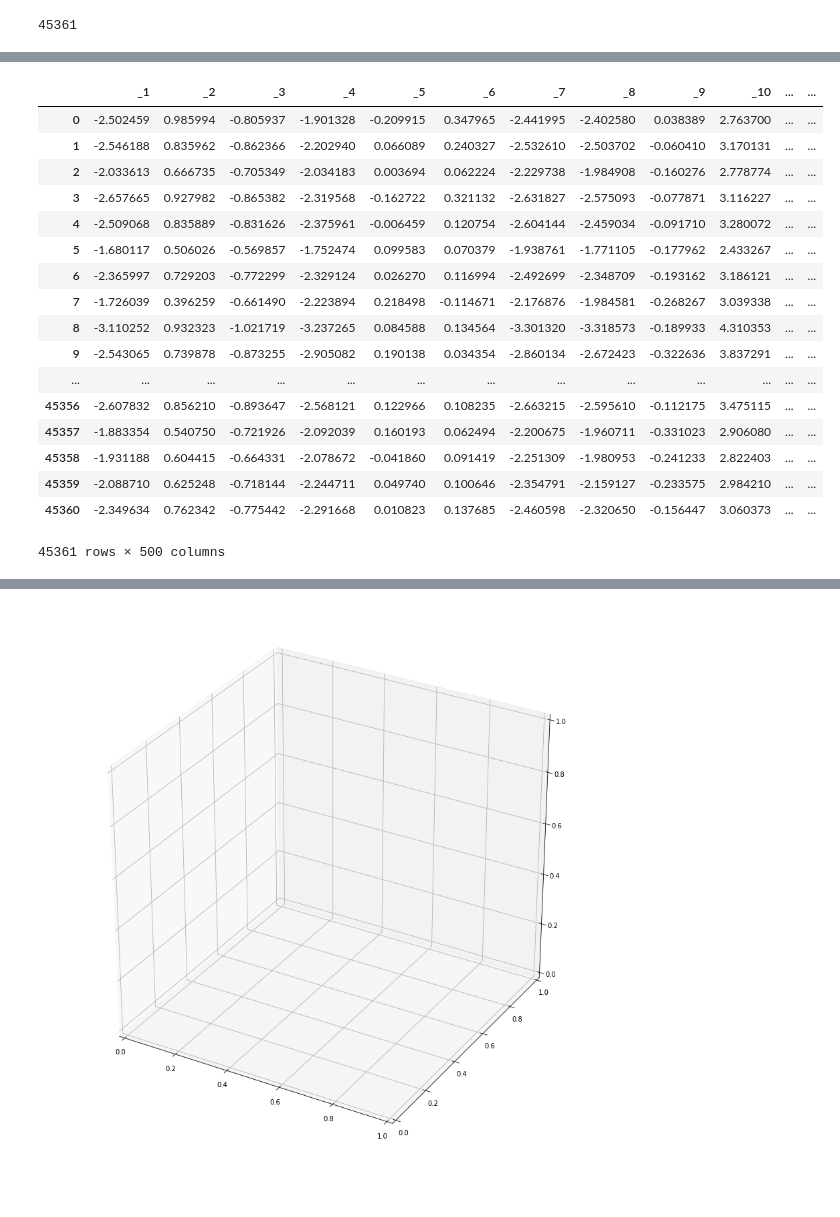
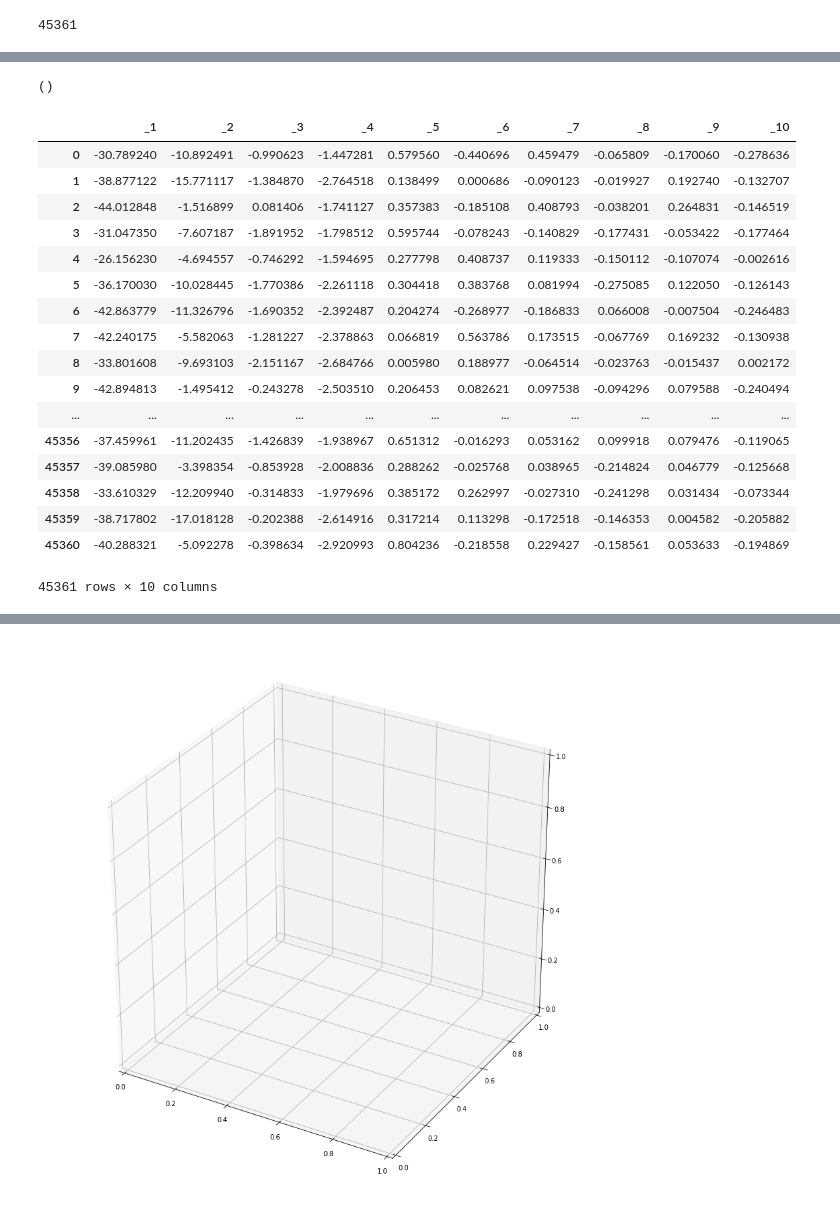
Before and after one commit to dayonenotdaytwo/orie4741project, a Jupyter notebook: Review_Preprocessing.ipynb, the cells around one changed output, grey strips where cells are left out. Cells and saved outputs as stored; diff of their text form; code cells hidden in the pictures.

```diff
--- a/Review_Preprocessing.ipynb
+++ b/Review_Preprocessing.ipynb
@@ -173 +115,5 @@ result = result.toPandas()
+# %%
+np.array(pca_result.pca_text)
+# %% [output]
+()
 # %%
@@ -180,23 +124,23 @@ pca_result = pca_result.rdd.map(extract_pca).toDF()
 pca_result_pd = pca_result.toPandas()
-# %%
-result_pd
-# %% [output]
-|  | _1 | _2 | _3 | _4 | _5 | _6 | _7 | _8 | _9 | _10 | ... | ... |
-| 0 | -2.502459 | 0.985994 | -0.805937 | -1.901328 | -0.209915 | 0.347965 | -2.441995 | -2.402580 | 0.038389 | 2.763700 | ... | ... |
-| 1 | -2.546188 | 0.835962 | -0.862366 | -2.202940 | 0.066089 | 0.240327 | -2.532610 | -2.503702 | -0.060410 | 3.170131 | ... | ... |
-| 2 | -2.033613 | 0.666735 | -0.705349 | -2.034183 | 0.003694 | 0.062224 | -2.229738 | -1.984908 | -0.160276 | 2.778774 | ... | ... |
-| 3 | -2.657665 | 0.927982 | -0.865382 | -2.319568 | -0.162722 | 0.321132 | -2.631827 | -2.575093 | -0.077871 | 3.116227 | ... | ... |
-| 4 | -2.509068 | 0.835889 | -0.831626 | -2.375961 | -0.006459 | 0.120754 | -2.604144 | -2.459034 | -0.091710 | 3.280072 | ... | ... |
-| 5 | -1.680117 | 0.506026 | -0.569857 | -1.752474 | 0.099583 | 0.070379 | -1.938761 | -1.771105 | -0.177962 | 2.433267 | ... | ... |
-| 6 | -2.365997 | 0.729203 | -0.772299 | -2.329124 | 0.026270 | 0.116994 | -2.492699 | -2.348709 | -0.193162 | 3.186121 | ... | ... |
-| 7 | -1.726039 | 0.396259 | -0.661490 | -2.223894 | 0.218498 | -0.114671 | -2.176876 | -1.984581 | -0.268267 | 3.039338 | ... | ... |
-| 8 | -3.110252 | 0.932323 | -1.021719 | -3.237265 | 0.084588 | 0.134564 | -3.301320 | -3.318573 | -0.189933 | 4.310353 | ... | ... |
-| 9 | -2.543065 | 0.739878 | -0.873255 | -2.905082 | 0.190138 | 0.034354 | -2.860134 | -2.672423 | -0.322636 | 3.837291 | ... | ... |
-| ... | ... | ... | ... | ... | ... | ... | ... | ... | ... | ... | ... | ... |
-| 45356 | -2.607832 | 0.856210 | -0.893647 | -2.568121 | 0.122966 | 0.108235 | -2.663215 | -2.595610 | -0.112175 | 3.475115 | ... | ... |
-| 45357 | -1.883354 | 0.540750 | -0.721926 | -2.092039 | 0.160193 | 0.062494 | -2.200675 | -1.960711 | -0.331023 | 2.906080 | ... | ... |
-| 45358 | -1.931188 | 0.604415 | -0.664331 | -2.078672 | -0.041860 | 0.091419 | -2.251309 | -1.980953 | -0.241233 | 2.822403 | ... | ... |
-| 45359 | -2.088710 | 0.625248 | -0.718144 | -2.244711 | 0.049740 | 0.100646 | -2.354791 | -2.159127 | -0.233575 | 2.984210 | ... | ... |
-| 45360 | -2.349634 | 0.762342 | -0.775442 | -2.291668 | 0.010823 | 0.137685 | -2.460598 | -2.320650 | -0.156447 | 3.060373 | ... | ... |
-45361 rows × 500 columns
+# %%
+pca_result_pd
+# %% [output]
+|  | _1 | _2 | _3 | _4 | _5 | _6 | _7 | _8 | _9 | _10 |
+| 0 | -30.789240 | -10.892491 | -0.990623 | -1.447281 | 0.579560 | -0.440696 | 0.459479 | -0.065809 | -0.170060 | -0.278636 |
+| 1 | -38.877122 | -15.771117 | -1.384870 | -2.764518 | 0.138499 | 0.000686 | -0.090123 | -0.019927 | 0.192740 | -0.132707 |
+| 2 | -44.012848 | -1.516899 | 0.081406 | -1.741127 | 0.357383 | -0.185108 | 0.408793 | -0.038201 | 0.264831 | -0.146519 |
+| 3 | -31.047350 | -7.607187 | -1.891952 | -1.798512 | 0.595744 | -0.078243 | -0.140829 | -0.177431 | -0.053422 | -0.177464 |
+| 4 | -26.156230 | -4.694557 | -0.746292 | -1.594695 | 0.277798 | 0.408737 | 0.119333 | -0.150112 | -0.107074 | -0.002616 |
+| 5 | -36.170030 | -10.028445 | -1.770386 | -2.261118 | 0.304418 | 0.383768 | 0.081994 | -0.275085 | 0.122050 | -0.126143 |
+| 6 | -42.863779 | -11.326796 | -1.690352 | -2.392487 | 0.204274 | -0.268977 | -0.186833 | 0.066008 | -0.007504 | -0.246483 |
+| 7 | -42.240175 | -5.582063 | -1.281227 | -2.378863 | 0.066819 | 0.563786 | 0.173515 | -0.067769 | 0.169232 | -0.130938 |
+| 8 | -33.801608 | -9.693103 | -2.151167 | -2.684766 | 0.005980 | 0.188977 | -0.064514 | -0.023763 | -0.015437 | 0.002172 |
+| 9 | -42.894813 | -1.495412 | -0.243278 | -2.503510 | 0.206453 | 0.082621 | 0.097538 | -0.094296 | 0.079588 | -0.240494 |
+| ... | ... | ... | ... | ... | ... | ... | ... | ... | ... | ... |
+| 45356 | -37.459961 | -11.202435 | -1.426839 | -1.938967 | 0.651312 | -0.016293 | 0.053162 | 0.099918 | 0.079476 | -0.119065 |
+| 45357 | -39.085980 | -3.398354 | -0.853928 | -2.008836 | 0.288262 | -0.025768 | 0.038965 | -0.214824 | 0.046779 | -0.125668 |
+| 45358 | -33.610329 | -12.209940 | -0.314833 | -1.979696 | 0.385172 | 0.262997 | -0.027310 | -0.241298 | 0.031434 | -0.073344 |
+| 45359 | -38.717802 | -17.018128 | -0.202388 | -2.614916 | 0.317214 | 0.113298 | -0.172518 | -0.146353 | 0.004582 | -0.205882 |
+| 45360 | -40.288321 | -5.092278 | -0.398634 | -2.920993 | 0.804236 | -0.218558 | 0.229427 | -0.158561 | 0.053633 | -0.194869 |
+45361 rows × 10 columns
 # %%
```
Also changed, not shown: parts of 21 cells of this notebook.
